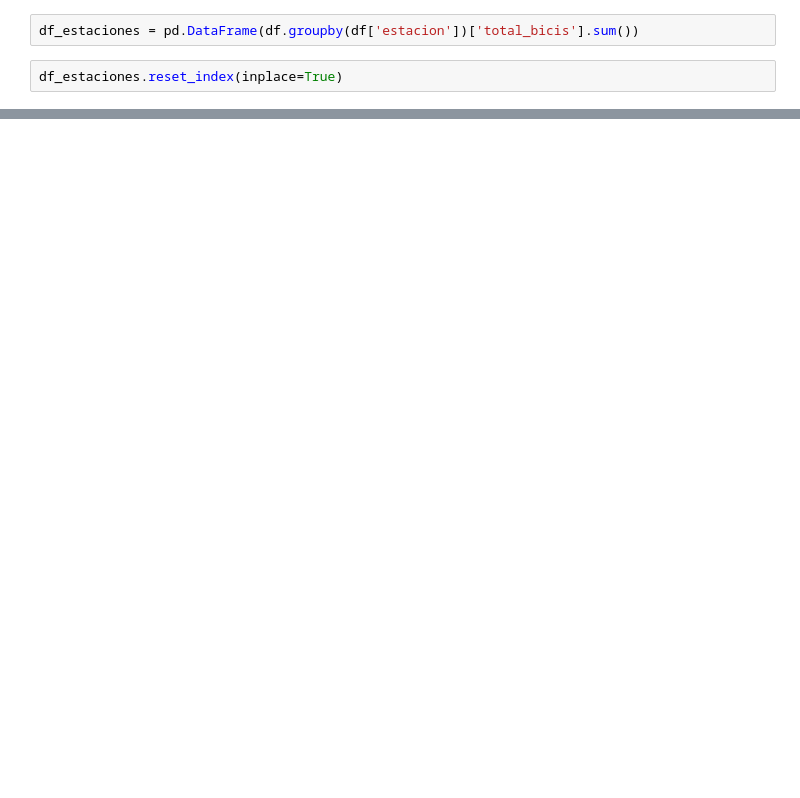
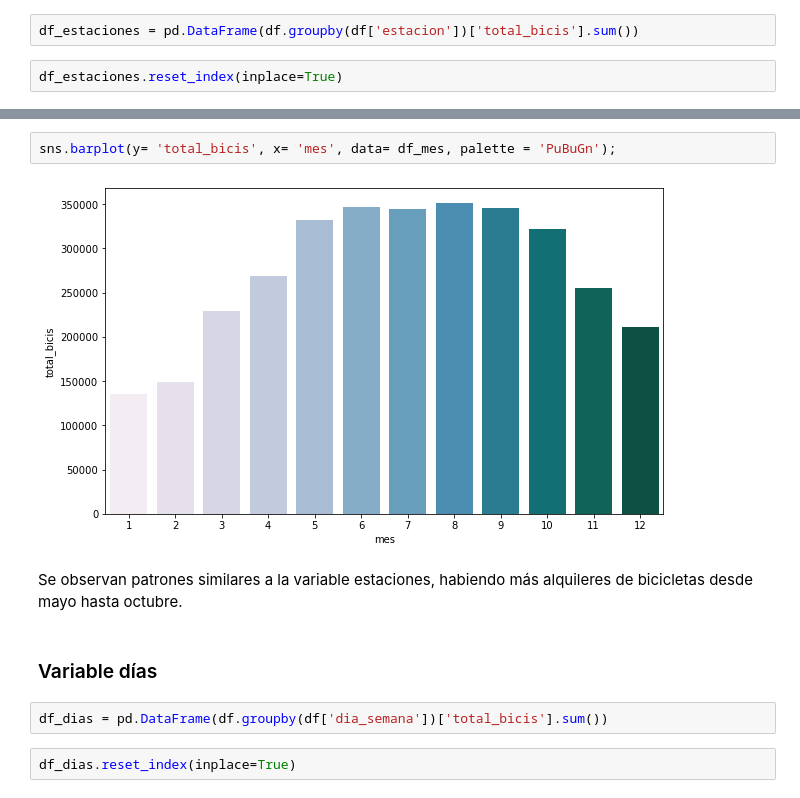
Before and after one commit to Adalab/project-da-promo-c-module-3-team-3, a Jupyter notebook: notebooks/5-Encoding.ipynb, the cells around one changed output, grey strips where cells are left out. Drawn from its saved outputs; the diff is of its cells as text; blank space fills up the shorter version.

```diff
--- a/notebooks/5-Encoding.ipynb
+++ b/notebooks/5-Encoding.ipynb
@@ -50,0 +78,12 @@ sns.barplot(y= 'total_bicis', x= 'estacion', data= df_estaciones)
+# %%
+sns.barplot(y= 'total_bicis', x= 'mes', data= df_mes, palette = 'PuBuGn');
+# %% [output]
+[figure, added]
+# %% [markdown]
+Se observan patrones similares a la variable estaciones, habiendo más alquileres de bicicletas desde mayo hasta octubre.
+# %% [markdown]
+### Variable días
+# %%
+df_dias = pd.DataFrame(df.groupby(df['dia_semana'])['total_bicis'].sum())
+# %%
+df_dias.reset_index(inplace=True)
```
Also changed, not shown: parts of 15 cells of this notebook.
